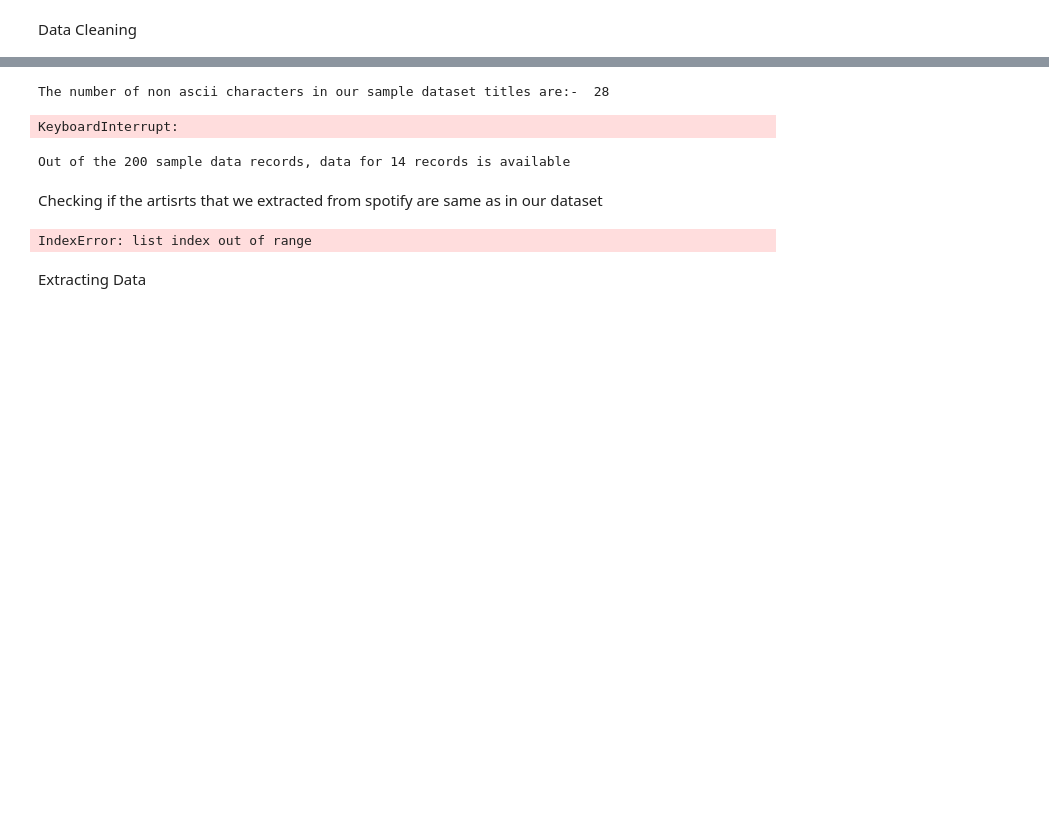
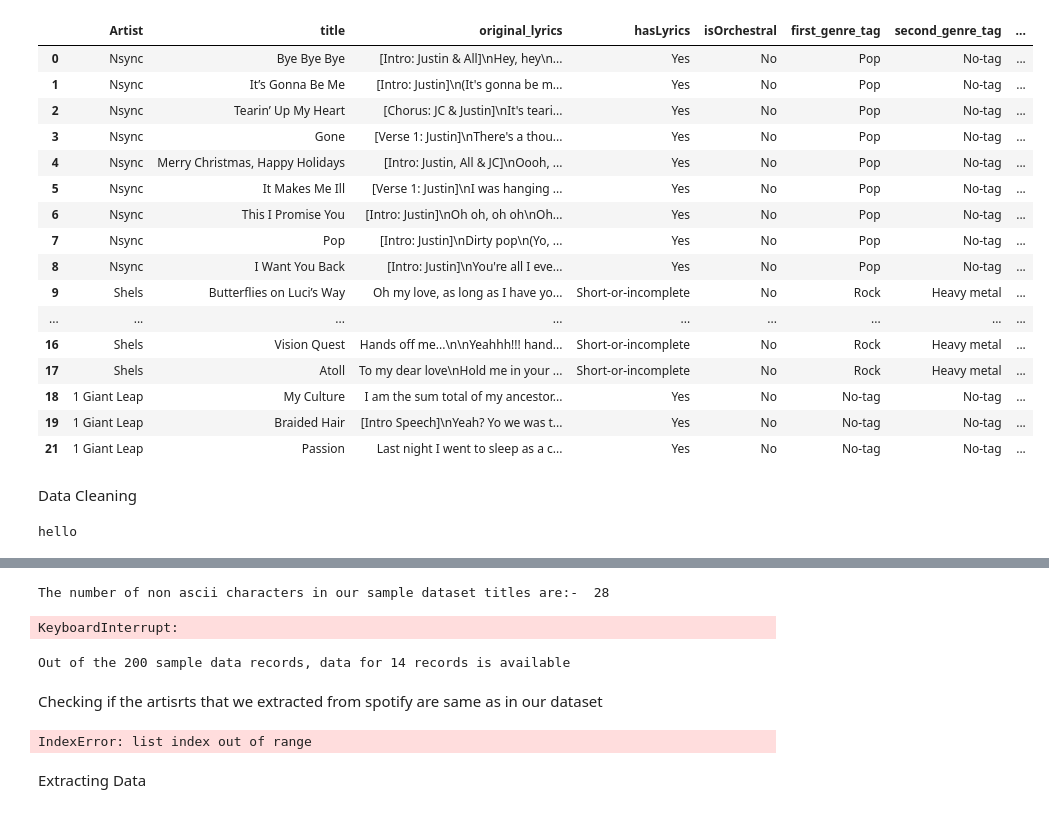
Before and after one commit to yash-td/Dataset_Creation, a Jupyter notebook: main_notebook.ipynb, the cells around one changed output, grey strips where cells are left out. Drawn from its saved outputs; the diff is of its cells as text; code cells hidden in the pictures; blank space fills up the shorter version.

```diff
--- a/main_notebook.ipynb
+++ b/main_notebook.ipynb
@@ -21,7 +21,26 @@ sp = spotipy.Spotify(client_credentials_manager=client_credentials_manager) # sp
 # %%
 data = pd.read_csv('/Users/ytkd/Desktop/LY_Artist_lyrics_genre_data_from_big5_mft_users_likes_final.csv')
 data = data[data['lang_detect_spacy']=='en']
-sample_dataset = data[:200]
+sample_dataset = data[:20]
+sample_dataset
+# %% [output]
+|  | Artist | title | original_lyrics | hasLyrics | isOrchestral | first_genre_tag | second_genre_tag | ... |
+| 0 | Nsync | Bye Bye Bye | [Intro: Justin & All]\nHey, hey\n... | Yes | No | Pop | No-tag | ... |
+| 1 | Nsync | It’s Gonna Be Me | [Intro: Justin]\n(It's gonna be m... | Yes | No | Pop | No-tag | ... |
+| 2 | Nsync | Tearin’ Up My Heart | [Chorus: JC & Justin]\nIt's teari... | Yes | No | Pop | No-tag | ... |
+| 3 | Nsync | Gone | [Verse 1: Justin]\nThere's a thou... | Yes | No | Pop | No-tag | ... |
+| 4 | Nsync | Merry Christmas, Happy Holidays | [Intro: Justin, All & JC]\nOooh, ... | Yes | No | Pop | No-tag | ... |
+| 5 | Nsync | It Makes Me Ill | [Verse 1: Justin]\nI was hanging ... | Yes | No | Pop | No-tag | ... |
+| 6 | Nsync | This I Promise You | [Intro: Justin]\nOh oh, oh oh\nOh... | Yes | No | Pop | No-tag | ... |
+| 7 | Nsync | Pop | [Intro: Justin]\nDirty pop\n(Yo, ... | Yes | No | Pop | No-tag | ... |
+| 8 | Nsync | I Want You Back | [Intro: Justin]\nYou're all I eve... | Yes | No | Pop | No-tag | ... |
+| 9 | Shels | Butterflies on Luci’s Way | Oh my love, as long as I have﻿ yo... | Short-or-incomplete | No | Rock | Heavy metal | ... |
+| ... | ... | ... | ... | ... | ... | ... | ... | ... |
+| 16 | Shels | Vision Quest | Hands off me...\n\nYeahhh!!! hand... | Short-or-incomplete | No | Rock | Heavy metal | ... |
+| 17 | Shels | Atoll | To my dear love\nHold me in your ... | Short-or-incomplete | No | Rock | Heavy metal | ... |
+| 18 | 1 Giant Leap | My Culture | I am the sum total of my ancestor... | Yes | No | No-tag | No-tag | ... |
+| 19 | 1 Giant Leap | Braided Hair | [Intro Speech]\nYeah? Yo we was t... | Yes | No | No-tag | No-tag | ... |
+| 21 | 1 Giant Leap | Passion | Last night I went to sleep as a c... | Yes | No | No-tag | No-tag | ... |
 # %%
 artists = list(sample_dataset['Artist'])
 titles = list(sample_dataset['title'])
@@ -34,0 +49,22 @@ def pre_process_text(text):
+# %%
+def pre_process_text(text):
+    text = text.lower()
+    text = re.sub(r"[^\x00-\x7F]+",'', text)
+    text = text.replace("'",'')
+    return text
+
+
+a = "nsync"
+a_ = '*NSYNC'
+t = "it's gonna be me"
+t_ = "It’s Gonna Be Me"
+x = sp.search(f'artist:{a} track:{t}')
+b = x['tracks']['items'][0]['name']
+# b = str(b).replace("'",'')
+
+str(pre_process_text(t_)),str(pre_process_text(b))
+
+if str(pre_process_text(t_)) in str(pre_process_text(b)):
+    print('hello')
+# %% [output]
+hello
```
Also changed, not shown: parts of 5 cells of this notebook.
